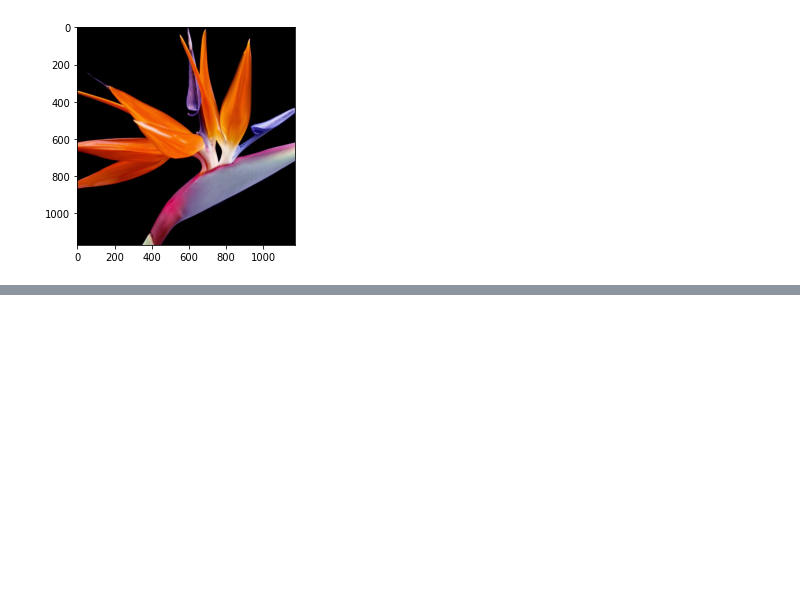
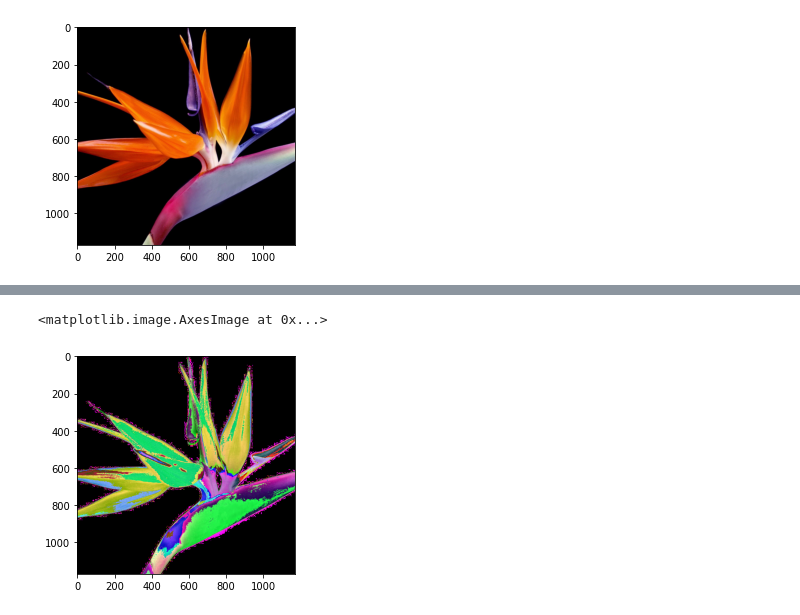
Before and after one commit to mpatrini7/DataLAB42, a Jupyter notebook: Week2/Week2.ipynb, the cells around one changed output, grey strips where cells are left out. Cells and saved outputs as stored; diff of their text form; code cells hidden in the pictures; blank space fills up the shorter version.

```diff
--- a/Week2/Week2.ipynb
+++ b/Week2/Week2.ipynb
@@ -171,0 +204,7 @@ np.concatenate((incr_arr(9).reshape(3), img))
+# %%
+matrix = np.random.randn(3,3)
+img_f2 = np.dot(img2, matrix)
+plt.imshow(img_f2.reshape(img.shape).astype(img.dtype))
+# %% [output]
+<matplotlib.image.AxesImage at 0x...>
+[figure, added]
```
Also changed, not shown: parts of 14 cells of this notebook.
